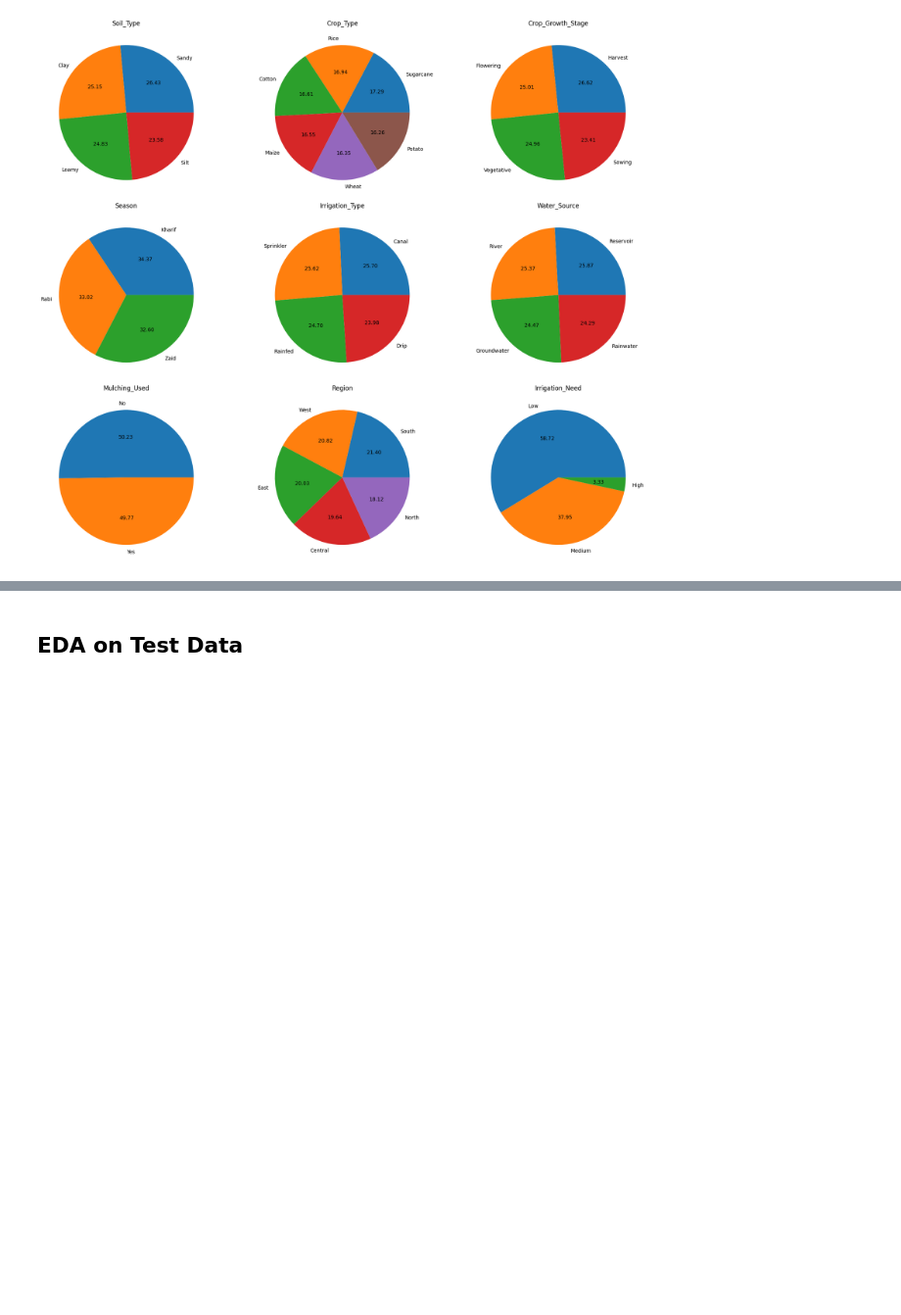
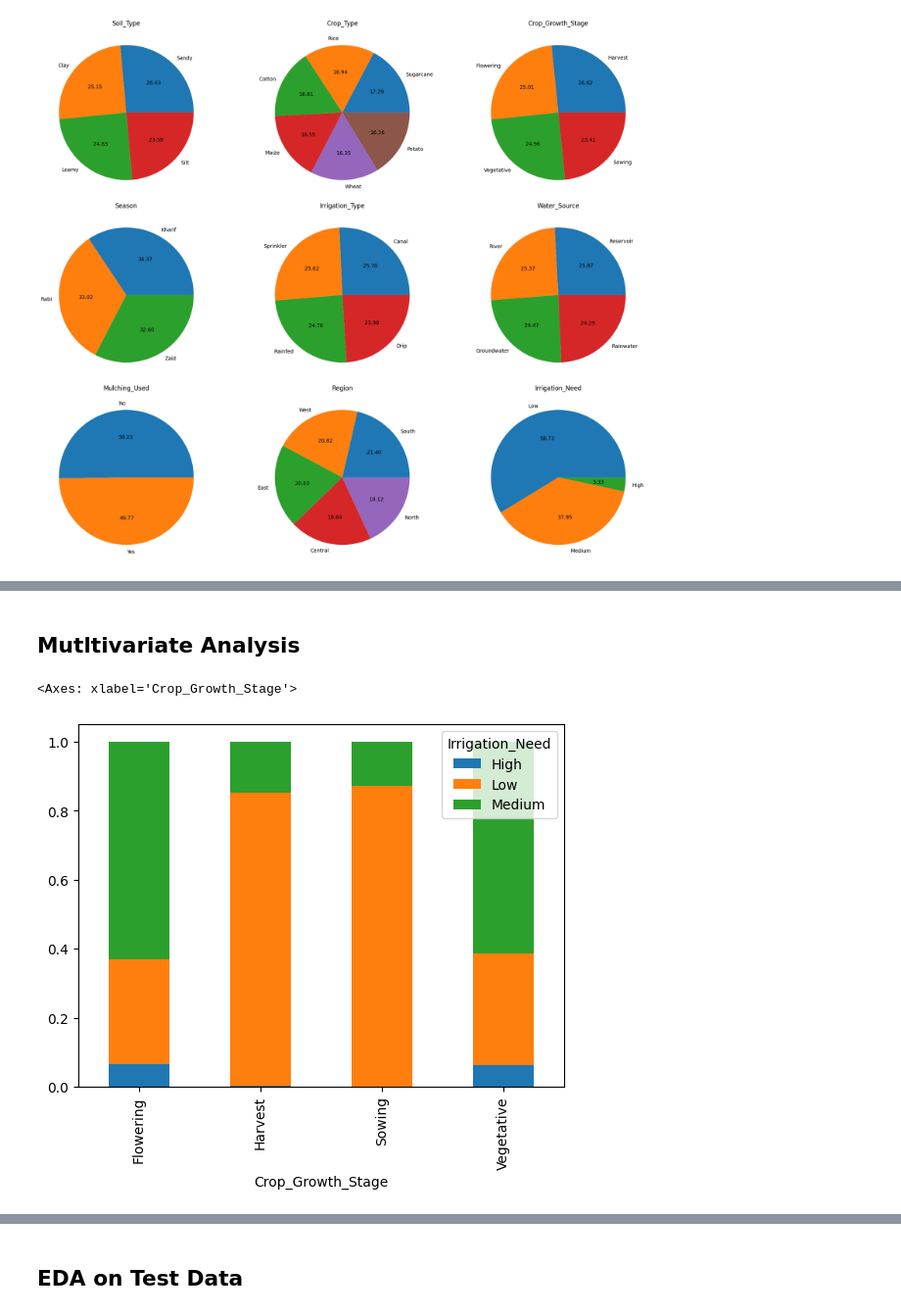
Before and after one commit to 22F3001706/Predicting-Irrigation-Need, a Jupyter notebook: Predicting_Irrigation_need_nb.ipynb, the cells around one changed output, grey strips where cells are left out. Shown at 98% size. Cells and saved outputs as stored; diff of their text form; code cells hidden in the pictures; blank space fills up the shorter version.

```diff
--- a/Predicting_Irrigation_need_nb.ipynb
+++ b/Predicting_Irrigation_need_nb.ipynb
@@ -145,0 +150,8 @@ plt.show()
+# %% [markdown]
+## Mutltivariate Analysis
+# %%
+ct = pd.crosstab(train_data['Crop_Growth_Stage'], train_data['Irrigation_Need'] , normalize='index' )
+ct.plot(kind='bar', stacked=True )
+# %% [output]
+<Axes: xlabel='Crop_Growth_Stage'>
+[figure, added]
```
Also changed, not shown: parts of 44 cells of this notebook.
